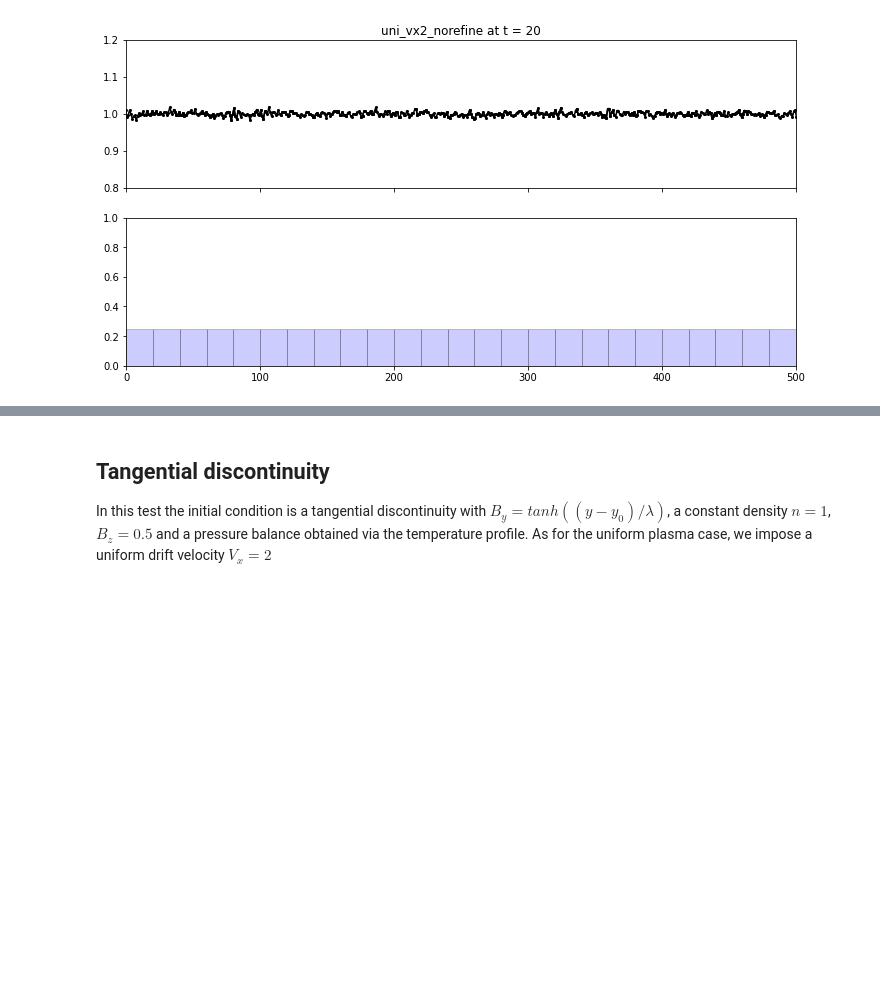
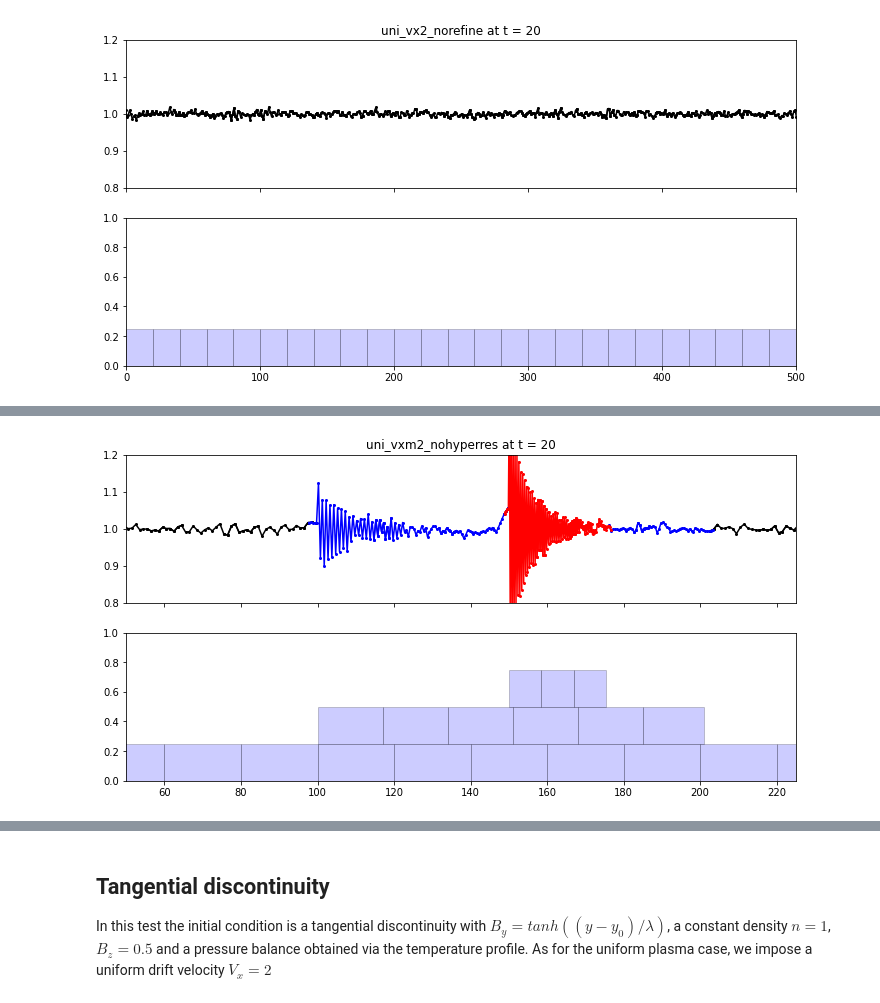
Before and after one commit to rochSmets/farBook, a Jupyter notebook: pharebook.ipynb, the cells around one changed output, grey strips where cells are left out. Saved outputs shown, nothing was run; the diff lists cells and outputs as text; code cells hidden in the pictures; blank space fills up the shorter version.

```diff
--- a/pharebook.ipynb
+++ b/pharebook.ipynb
@@ -311,0 +318,4 @@ plot_job("uni_vx2_norefine", 20, "By", ylim=(0.8,1.2),xlim=(0,500))
+# %%
+plot_job("uni_vxm2_nohyperres", 20, "By",ylim=(0.8,1.2),xlim=(50,225))
+# %% [output]
+[figure, added]
```
Also changed, not shown: parts of 5 cells of this notebook.
